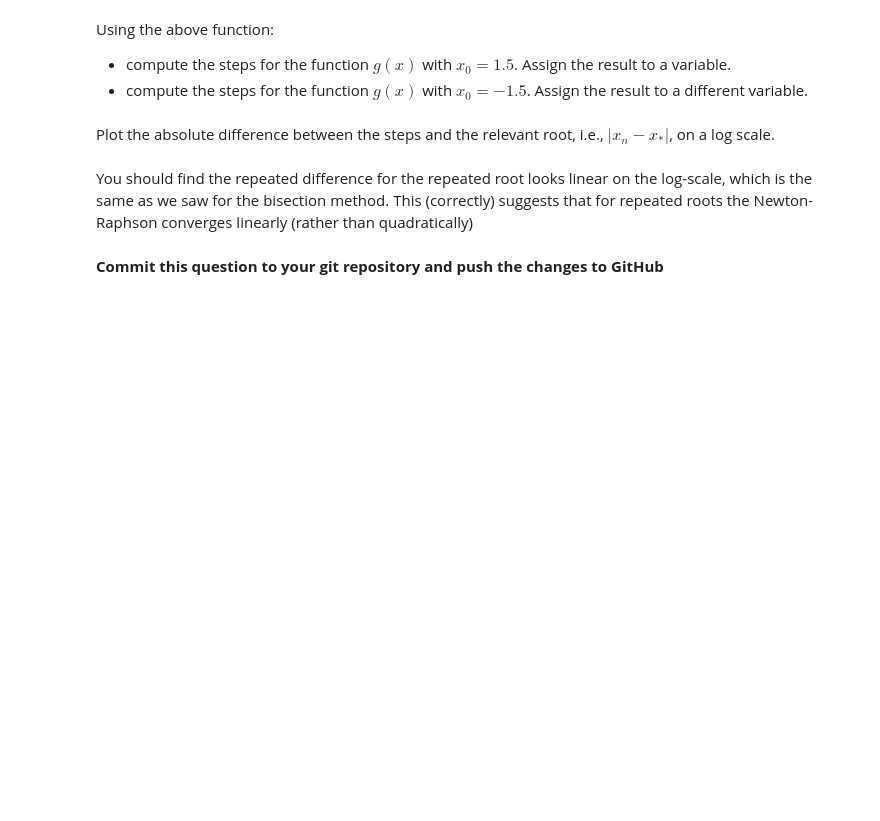
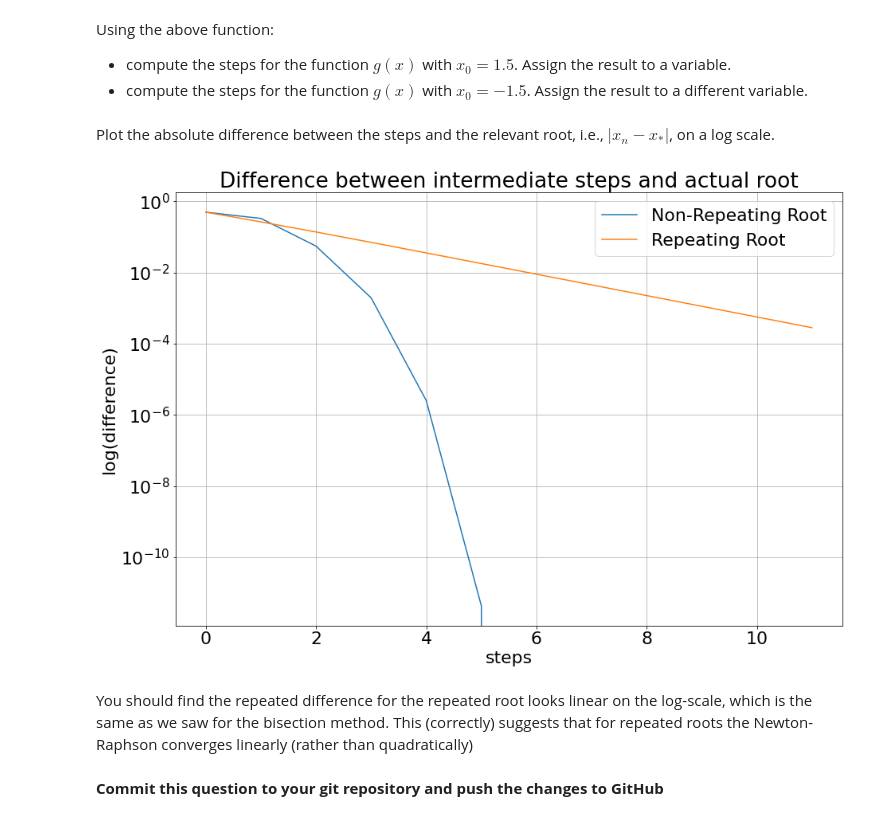
Before and after one commit to loby368/Computational-Science, a Jupyter notebook: Assignment 2/Assignment-2.ipynb, the cells around one changed output. Saved outputs shown, nothing was run; the diff lists cells and outputs as text; code cells hidden in the pictures; blank space fills up the shorter version.

```diff
--- a/Assignment 2/Assignment-2.ipynb
+++ b/Assignment 2/Assignment-2.ipynb
@@ -313,8 +360,27 @@ def FindRootNewtonRaphsonSteps(f, df, x0, tol):
 Using the above function:
 - compute the steps for the function $g(x)$ with  $x_0 = 1.5$. Assign the result to a variable.
 - compute the steps for the function $g(x)$ with  $x_0 = -1.5$. Assign the result to a different variable.
+# %%
+x01 = FindRootNewtonRaphsonSteps(g, dg, 1.5, 10**-6)
+# %%
+x02 = FindRootNewtonRaphsonSteps(g, dg, -1.5, 10**-6)
 # %% [markdown]
 Plot the absolute difference between the steps and the relevant root, i.e., $|x_n - x_*|$, on a log scale.
+# %%
+#Plot differnce between steps and root
+d1 = np.abs(x01 - 2) #Difference 1, real root = 2
+d2 = np.abs(x02 + 1) #Difference 2, real root = -1
+
+plt.plot(d1)
+plt.plot(d2)
+plt.yscale('log') #Scale the y-axis to be a log scale
+plt.title('Difference between intermediate steps and actual root')
+plt.legend(['Non-Repeating Root', 'Repeating Root'])
+plt.xlabel('steps')
+plt.ylabel('log(difference)')
+plt.grid(True)
+# %% [output]
+[figure, added]
 # %% [markdown]
 You should find the repeated difference for the repeated root looks linear on the log-scale, which is the same as we saw for the bisection method. This (correctly) suggests that for repeated roots the Newton-Raphson converges linearly (rather than quadratically)
 # %% [markdown]
```
Also changed, not shown: parts of 15 cells of this notebook.
